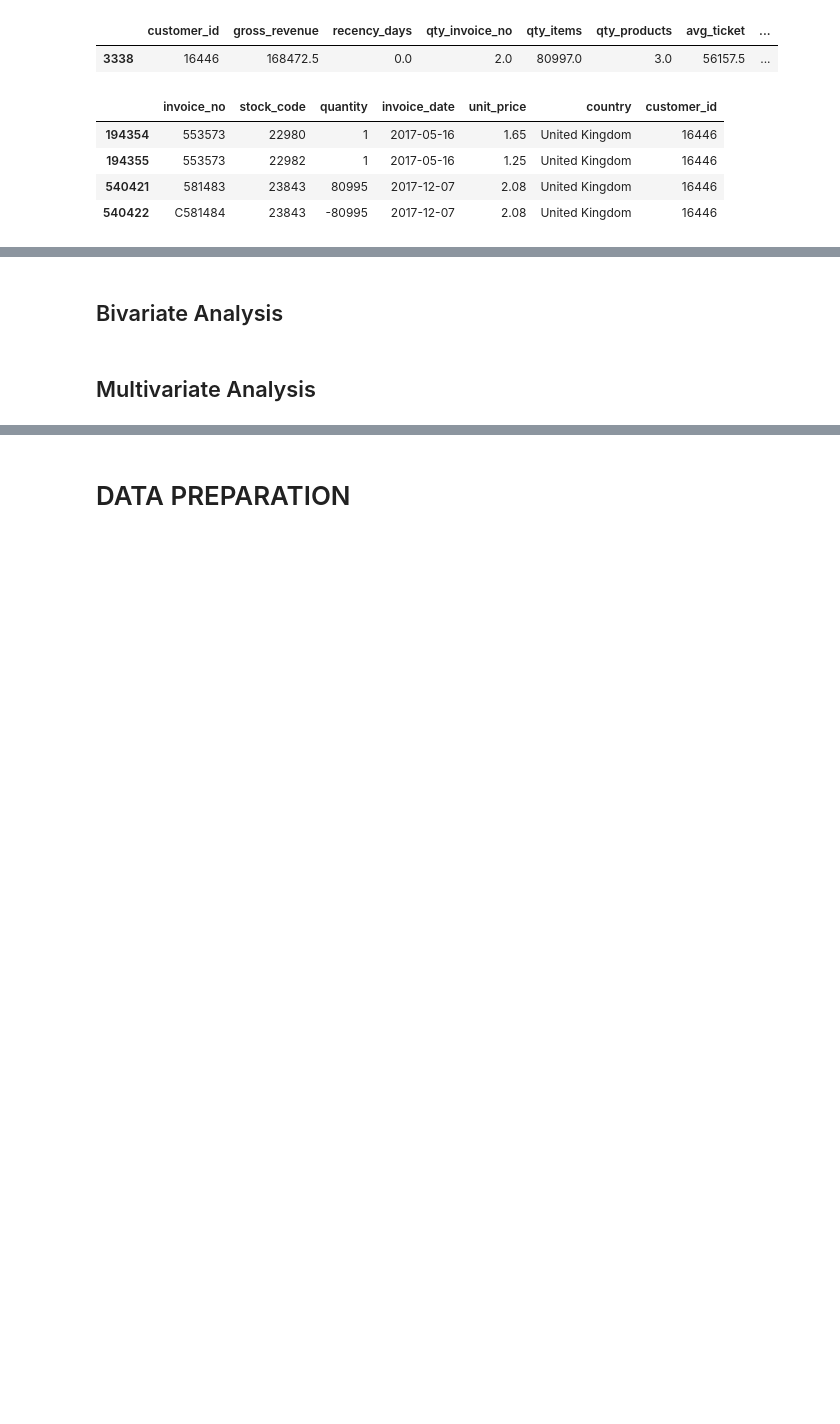
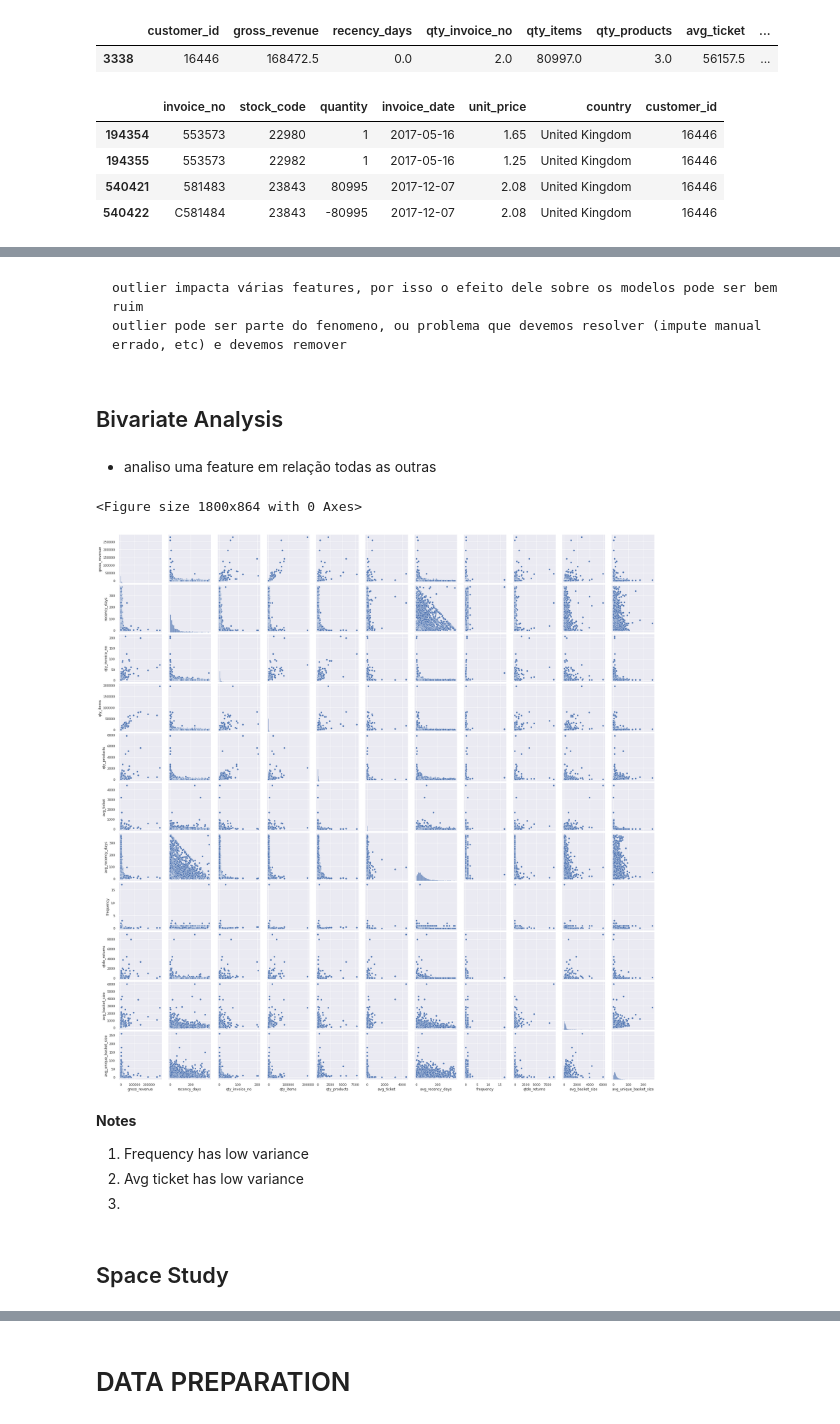
Before and after one commit to marxcerqueira/Kaggle-HighValue-Custormers-Identification, a Jupyter notebook: notebooks/c4.0-mc-feature-engineering.ipynb, the cells around one changed output, grey strips where cells are left out. Cells and saved outputs as stored; diff of their text form; code cells hidden in the pictures; blank space fills up the shorter version.

Commit message:
model result

```diff
--- a/notebooks/c4.0-mc-feature-engineering.ipynb
+++ b/notebooks/c4.0-mc-feature-engineering.ipynb
@@ -611,6 +617,9 @@ df1 = df1.drop( columns='description', axis=1 )
 # country
 df1 = df1[~df1['country'].isin( ['European Community', 'Unspecified' ] ) ] #assuming this risk so we can use lat long parameters
 
+# bad users
+df1 = df1[~df1['customer_id'].isin([16446])]
+
 # quantity
 df1_returns = df1.loc[df1['quantity'] < 0, :].copy()
 df1_purchases = df1.loc[df1['quantity'] >= 0, :].copy()
@@ -882,7 +891,7 @@ dtype: int64
 
 df_aux = ( df1_purchases.loc[:, ['customer_id', 'invoice_no', 'stock_code']].groupby( 'customer_id' )
                                                                             .agg( n_purchase=( 'invoice_no', 'nunique'),
-                                                                                   n_products=( 'stock_code', 'count' ) )
+                                                                                   n_products=( 'stock_code', 'nunique' ) )
                                                                             .reset_index() )
 
 # calculation
@@ -1024,4 +1073,24 @@ df2[df2['customer_id'] == 16446]
+# %% [markdown]
+    outlier impacta várias features, por isso o efeito dele sobre os modelos pode ser bem ruim
+    outlier pode ser parte do fenomeno, ou problema que devemos resolver (impute manual errado, etc) e devemos remover
 # %% [markdown]
 ## Bivariate Analysis
-# %% [markdown]
-## Multivariate Analysis
+# %% [markdown]
+- analiso uma feature em relação todas as outras
+# %%
+cols = ['customer_id']
+df32 = df3.drop(cols, axis = 1)
+# %%
+plt.figure( figsize = (25, 12))
+sns.pairplot(df32);
+# %% [output]
+<Figure size 1800x864 with 0 Axes>
+[figure, added]
+# %% [markdown]
+**Notes**
+
+ 1. Frequency has low variance
+ 2. Avg ticket has low variance
+ 3.
+# %% [markdown]
+## Space Study
```
Also changed, not shown: parts of 41 cells of this notebook, 2 other files.
